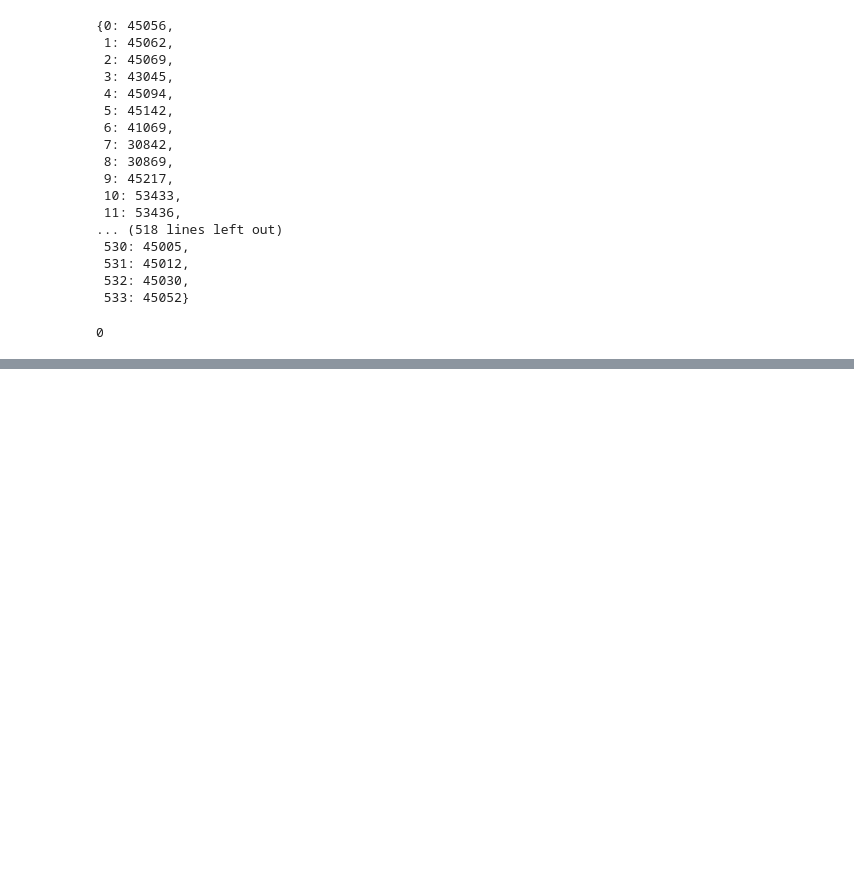
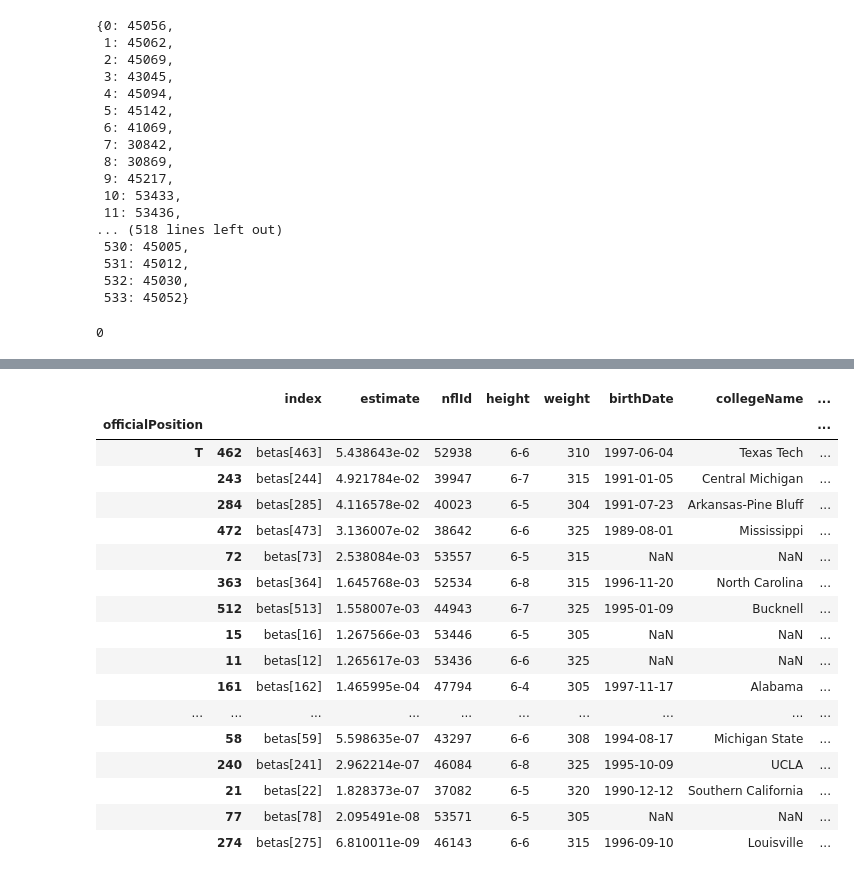
Before and after one commit to IshTheCoder/Matchup_Identifier, a Jupyter notebook: src/Maximization Sandbox.ipynb, the cells around one changed output, grey strips where cells are left out. Saved outputs shown, nothing was run; the diff lists cells and outputs as text; code cells hidden in the pictures; blank space fills up the shorter version.

```diff
--- a/src/Maximization Sandbox.ipynb
+++ b/src/Maximization Sandbox.ipynb
@@ -707,0 +712,2 @@ np.isinf(strain_data["dy_pr_qb"]**2).sum()
+# %%
+coef_velo = pd.read_csv("apm_fit_velo.csv")
@@ -707,0 +765,2 @@ np.isinf(strain_data["dy_pr_qb"]**2).sum()
+# %%
+blocker_coef_velo_df = coef_velo_df[ (coef_df["index"].str.contains("betas[",regex=False))]
@@ -707,0 +780,21 @@ np.isinf(strain_data["dy_pr_qb"]**2).sum()
+# %%
+blocker_coef_velo_df.merge(players).merge(snaps_block).groupby("officialPosition").apply(lambda x: x[(x.num_snaps >=90) & (x.officialPosition == "T")].sort_values("estimate",ascending=False).head(20))
+# %% [output]
+|  |  | index | estimate | nflId | height | weight | birthDate | collegeName | ... |
+| officialPosition |  |  |  |  |  |  |  |  | ... |
+| T | 462 | betas[463] | 5.438643e-02 | 52938 | 6-6 | 310 | 1997-06-04 | Texas Tech | ... |
+|  | 243 | betas[244] | 4.921784e-02 | 39947 | 6-7 | 315 | 1991-01-05 | Central Michigan | ... |
+|  | 284 | betas[285] | 4.116578e-02 | 40023 | 6-5 | 304 | 1991-07-23 | Arkansas-Pine Bluff | ... |
+|  | 472 | betas[473] | 3.136007e-02 | 38642 | 6-6 | 325 | 1989-08-01 | Mississippi | ... |
+|  | 72 | betas[73] | 2.538084e-03 | 53557 | 6-5 | 315 | NaN | NaN | ... |
+|  | 363 | betas[364] | 1.645768e-03 | 52534 | 6-8 | 315 | 1996-11-20 | North Carolina | ... |
+|  | 512 | betas[513] | 1.558007e-03 | 44943 | 6-7 | 325 | 1995-01-09 | Bucknell | ... |
+|  | 15 | betas[16] | 1.267566e-03 | 53446 | 6-5 | 305 | NaN | NaN | ... |
+|  | 11 | betas[12] | 1.265617e-03 | 53436 | 6-6 | 325 | NaN | NaN | ... |
+|  | 161 | betas[162] | 1.465995e-04 | 47794 | 6-4 | 305 | 1997-11-17 | Alabama | ... |
+| ... | ... | ... | ... | ... | ... | ... | ... | ... | ... |
+|  | 58 | betas[59] | 5.598635e-07 | 43297 | 6-6 | 308 | 1994-08-17 | Michigan State | ... |
+|  | 240 | betas[241] | 2.962214e-07 | 46084 | 6-8 | 325 | 1995-10-09 | UCLA | ... |
+|  | 21 | betas[22] | 1.828373e-07 | 37082 | 6-5 | 320 | 1990-12-12 | Southern California | ... |
+|  | 77 | betas[78] | 2.095491e-08 | 53571 | 6-5 | 305 | NaN | NaN | ... |
+|  | 274 | betas[275] | 6.810011e-09 | 46143 | 6-6 | 315 | 1996-09-10 | Louisville | ... |
```
Also changed, not shown: parts of 9 cells of this notebook.
